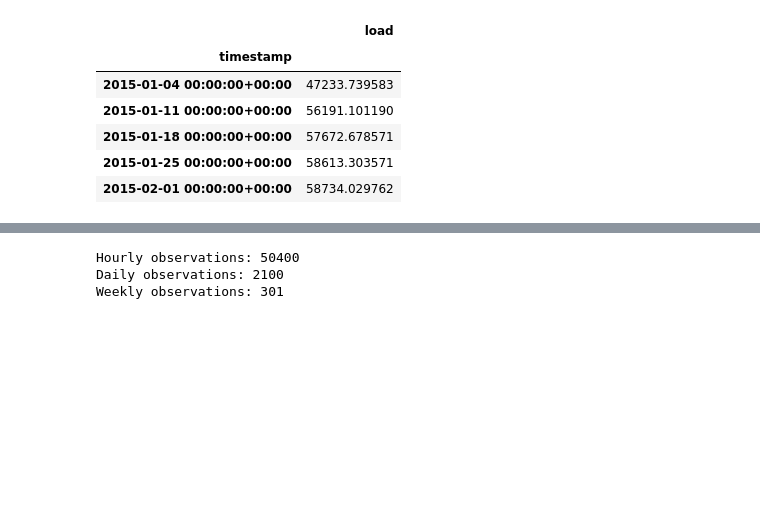
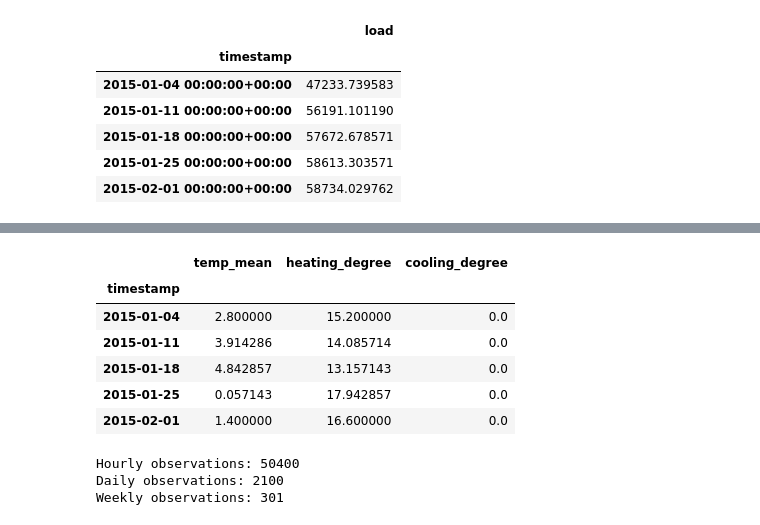
Before and after one commit to dekshinaudayan/german-electricity-demand-forecasting, a Jupyter notebook: notebooks/01_EDA.ipynb, the cells around one changed output, grey strips where cells are left out. Drawn from its saved outputs; the diff is of its cells as text; code cells hidden in the pictures; blank space fills up the shorter version.

```diff
--- a/notebooks/01_EDA.ipynb
+++ b/notebooks/01_EDA.ipynb
@@ -157,3 +244,25 @@ weekly_load.head()
+# %%
+weekly_temperature = (
+
+    daily_temperature
+
+    .set_index("timestamp")
+
+    .resample("W")
+
+    .mean()
+
+)
+
+weekly_temperature.head()
+# %% [output]
+|  | temp_mean | heating_degree | cooling_degree |
+| timestamp |  |  |  |
+| 2015-01-04 | 2.800000 | 15.200000 | 0.0 |
+| 2015-01-11 | 3.914286 | 14.085714 | 0.0 |
+| 2015-01-18 | 4.842857 | 13.157143 | 0.0 |
+| 2015-01-25 | 0.057143 | 17.942857 | 0.0 |
+| 2015-02-01 | 1.400000 | 16.600000 | 0.0 |
 # %%
 # Check series dimensions
 
```
Also changed, not shown: parts of 12 cells of this notebook.
